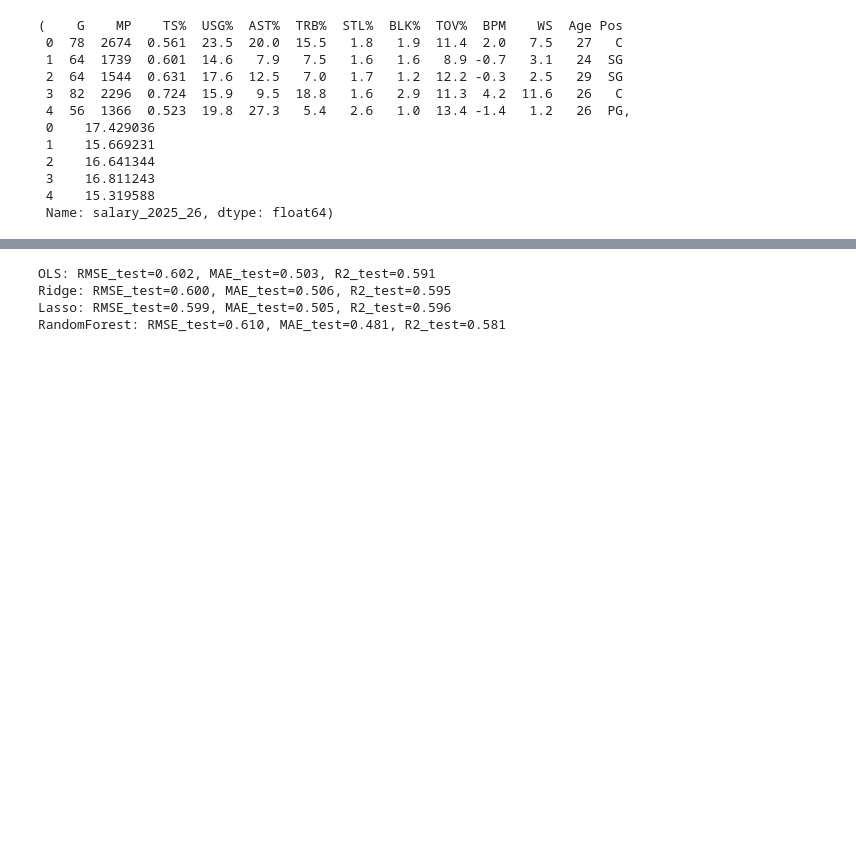
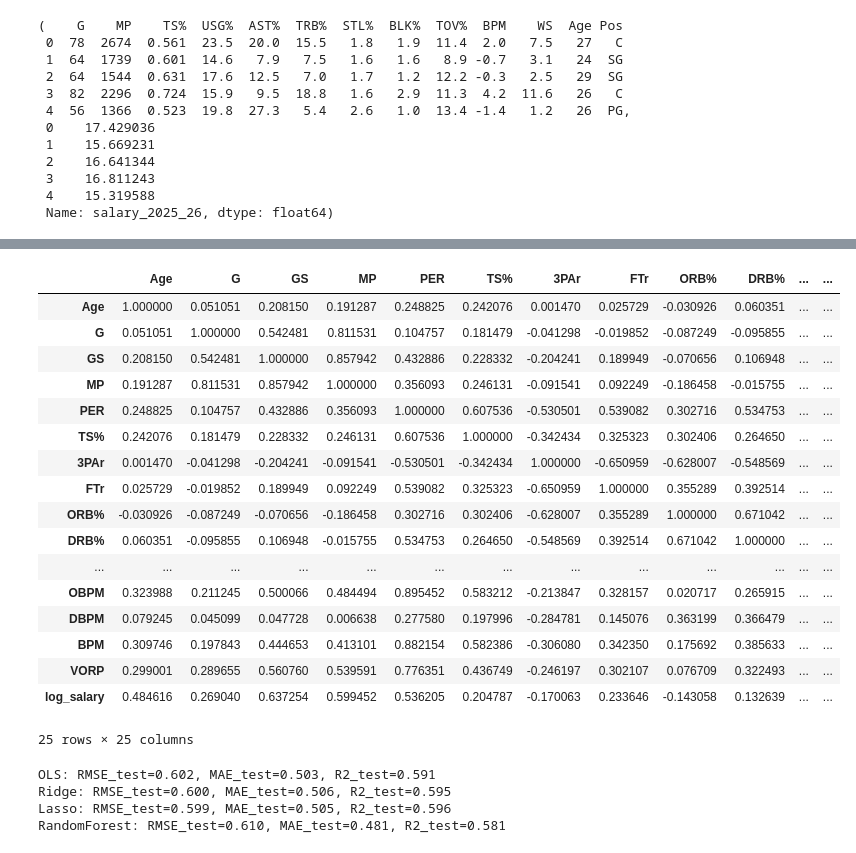
Before and after one commit to shawnmalik1/DS3001_F25_Project, a Jupyter notebook: DS3001_Project_Code.ipynb, the cells around one changed output, grey strips where cells are left out. Cells and saved outputs as stored; diff of their text form; code cells hidden in the pictures; blank space fills up the shorter version.

```diff
--- a/DS3001_Project_Code.ipynb
+++ b/DS3001_Project_Code.ipynb
@@ -206,3 +231,26 @@ plt.show()
+# %%
+# correlation matrix
+corr_data = merged_clean.drop(['Rk', 'Player', 'Team', 'Pos', 'Awards', 'player_id', 'salary_2025_26'], axis=1)
+corr_data.corr()
+# %% [output]
+|  | Age | G | GS | MP | PER | TS% | 3PAr | FTr | ORB% | DRB% | ... | ... |
+| Age | 1.000000 | 0.051051 | 0.208150 | 0.191287 | 0.248825 | 0.242076 | 0.001470 | 0.025729 | -0.030926 | 0.060351 | ... | ... |
+| G | 0.051051 | 1.000000 | 0.542481 | 0.811531 | 0.104757 | 0.181479 | -0.041298 | -0.019852 | -0.087249 | -0.095855 | ... | ... |
+| GS | 0.208150 | 0.542481 | 1.000000 | 0.857942 | 0.432886 | 0.228332 | -0.204241 | 0.189949 | -0.070656 | 0.106948 | ... | ... |
+| MP | 0.191287 | 0.811531 | 0.857942 | 1.000000 | 0.356093 | 0.246131 | -0.091541 | 0.092249 | -0.186458 | -0.015755 | ... | ... |
+| PER | 0.248825 | 0.104757 | 0.432886 | 0.356093 | 1.000000 | 0.607536 | -0.530501 | 0.539082 | 0.302716 | 0.534753 | ... | ... |
+| TS% | 0.242076 | 0.181479 | 0.228332 | 0.246131 | 0.607536 | 1.000000 | -0.342434 | 0.325323 | 0.302406 | 0.264650 | ... | ... |
+| 3PAr | 0.001470 | -0.041298 | -0.204241 | -0.091541 | -0.530501 | -0.342434 | 1.000000 | -0.650959 | -0.628007 | -0.548569 | ... | ... |
+| FTr | 0.025729 | -0.019852 | 0.189949 | 0.092249 | 0.539082 | 0.325323 | -0.650959 | 1.000000 | 0.355289 | 0.392514 | ... | ... |
+| ORB% | -0.030926 | -0.087249 | -0.070656 | -0.186458 | 0.302716 | 0.302406 | -0.628007 | 0.355289 | 1.000000 | 0.671042 | ... | ... |
+| DRB% | 0.060351 | -0.095855 | 0.106948 | -0.015755 | 0.534753 | 0.264650 | -0.548569 | 0.392514 | 0.671042 | 1.000000 | ... | ... |
+| ... | ... | ... | ... | ... | ... | ... | ... | ... | ... | ... | ... | ... |
+| OBPM | 0.323988 | 0.211245 | 0.500066 | 0.484494 | 0.895452 | 0.583212 | -0.213847 | 0.328157 | 0.020717 | 0.265915 | ... | ... |
+| DBPM | 0.079245 | 0.045099 | 0.047728 | 0.006638 | 0.277580 | 0.197996 | -0.284781 | 0.145076 | 0.363199 | 0.366479 | ... | ... |
+| BPM | 0.309746 | 0.197843 | 0.444653 | 0.413101 | 0.882154 | 0.582386 | -0.306080 | 0.342350 | 0.175692 | 0.385633 | ... | ... |
+| VORP | 0.299001 | 0.289655 | 0.560760 | 0.539591 | 0.776351 | 0.436749 | -0.246197 | 0.302107 | 0.076709 | 0.322493 | ... | ... |
+| log_salary | 0.484616 | 0.269040 | 0.637254 | 0.599452 | 0.536205 | 0.204787 | -0.170063 | 0.233646 | -0.143058 | 0.132639 | ... | ... |
+25 rows × 25 columns
 # %%
 #split the data into 2 sets with 20% testing and 80% training
 X_train, X_test, y_train, y_test = train_test_split(
```
Also changed, not shown: parts of 4 cells of this notebook, 2 other files.
